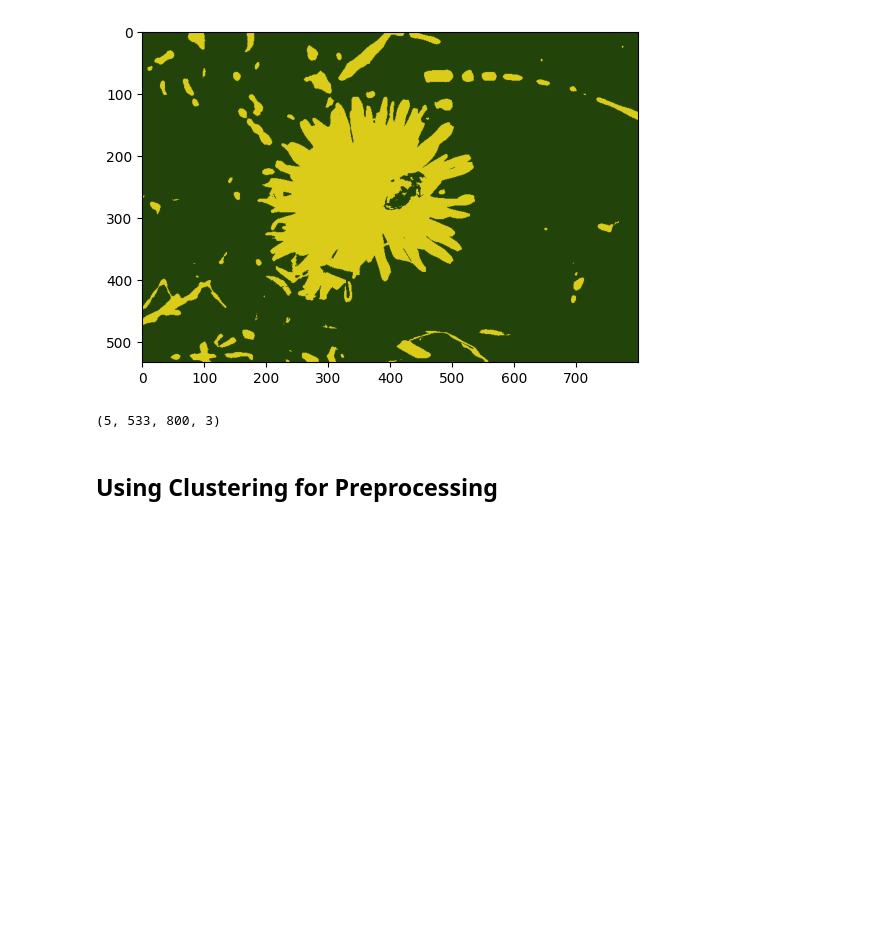
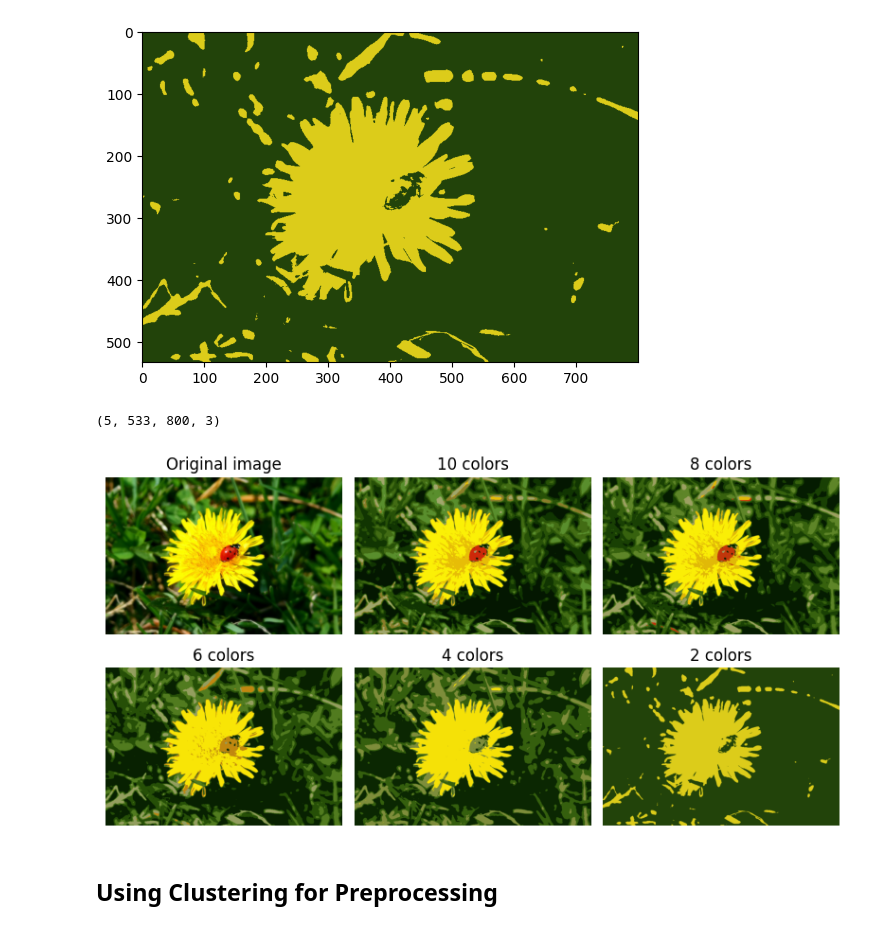
Before and after one commit to SegniDessalegn/hands-on-machine-learning-practice, a Jupyter notebook: 9_unsupervised_learning_techniques.ipynb, the cells around one changed output. Drawn from its saved outputs; the diff is of its cells as text; code cells hidden in the pictures; blank space fills up the shorter version.

```diff
--- a/9_unsupervised_learning_techniques.ipynb
+++ b/9_unsupervised_learning_techniques.ipynb
@@ -171,6 +171,24 @@ for n_clusters in n_colors:
 np.array(segmented_imgs).shape
 # %% [output]
 (5, 533, 800, 3)
+# %%
+plt.figure(figsize=(10,5))
+plt.subplots_adjust(wspace=0.05, hspace=0.1)
+
+plt.subplot(231)
+plt.imshow(image)
+plt.title("Original image")
+plt.axis('off')
+
+for idx, n_clusters in enumerate(n_colors):
+    plt.subplot(232 + idx)
+    plt.imshow(segmented_imgs[idx])
+    plt.title("{} colors".format(n_clusters))
+    plt.axis('off')
+plt.savefig("images/unsupervised_learning/image_segmentation_diagram")
+plt.show()
+# %% [output]
+[figure, added]
 # %% [markdown]
 ## Using Clustering for Preprocessing
 # %% [markdown]
```
Also changed, not shown: parts of 21 cells of this notebook.
